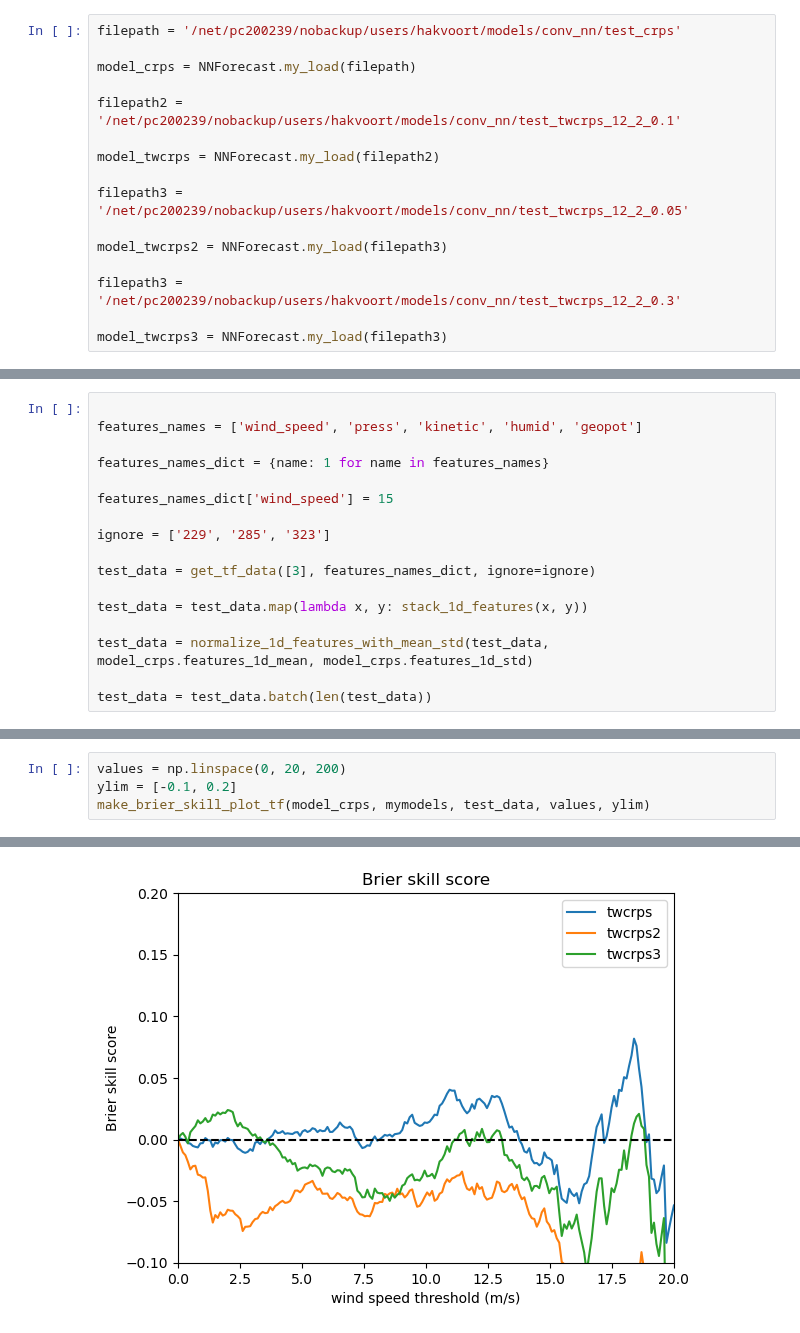
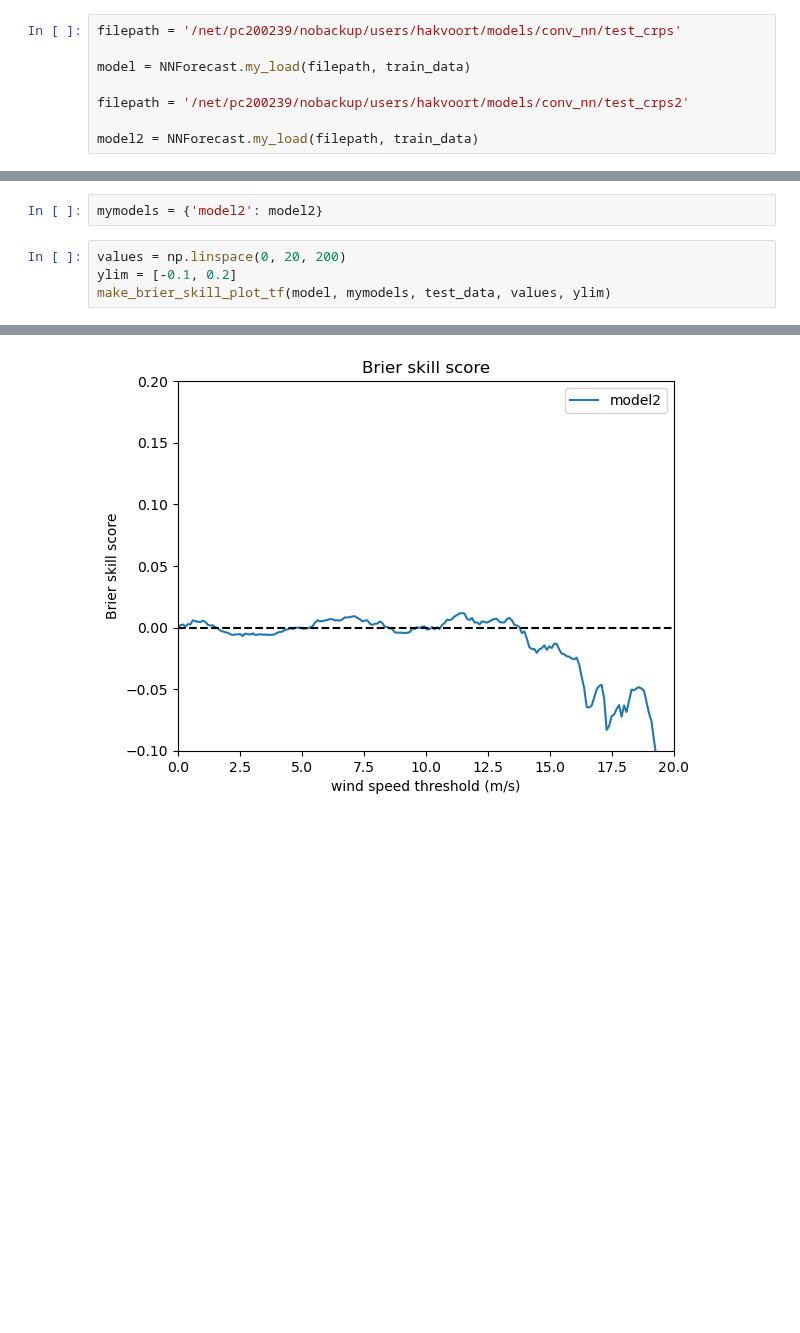
Before and after one commit to SimonHakvoort/thesiscode, a Jupyter notebook: src/nn_results/nn_results.ipynb, the cells around one changed output, grey strips where cells are left out. Drawn from its saved outputs; the diff is of its cells as text; blank space fills up the shorter version.

Commit message:
Fixed cpit diagram for nn, not yet in combination with lr

```diff
--- a/src/nn_results/nn_results.ipynb
+++ b/src/nn_results/nn_results.ipynb
@@ -16,17 +51,9 @@ To enable the following instructions: AVX2 FMA, in other operations, rebuild Ten
 # %%
 filepath = '/net/pc200239/nobackup/users/hakvoort/models/conv_nn/test_crps'
 
-model_crps = NNForecast.my_load(filepath)
+model = NNForecast.my_load(filepath, train_data)
 
-filepath2 = '/net/pc200239/nobackup/users/hakvoort/models/conv_nn/test_twcrps_12_2_0.1'
+filepath = '/net/pc200239/nobackup/users/hakvoort/models/conv_nn/test_crps2'
 
-model_twcrps = NNForecast.my_load(filepath2)
-
-filepath3 = '/net/pc200239/nobackup/users/hakvoort/models/conv_nn/test_twcrps_12_2_0.05'
-
-model_twcrps2 = NNForecast.my_load(filepath3)
-
-filepath3 = '/net/pc200239/nobackup/users/hakvoort/models/conv_nn/test_twcrps_12_2_0.3'
-
-model_twcrps3 = NNForecast.my_load(filepath3)
+model2 = NNForecast.my_load(filepath, train_data)
 # %% [output]
@@ -34,18 +62 @@ ValueError: File format not supported: filepath=/net/pc200239/nobackup/users/hak
-# %%
-
-features_names = ['wind_speed', 'press', 'kinetic', 'humid', 'geopot']
-
-features_names_dict = {name: 1 for name in features_names}
-
-features_names_dict['wind_speed'] = 15
-
-ignore = ['229', '285', '323']
-
-test_data = get_tf_data([3], features_names_dict, ignore=ignore)
-
-test_data = test_data.map(lambda x, y: stack_1d_features(x, y))
-
-test_data = normalize_1d_features_with_mean_std(test_data, model_crps.features_1d_mean, model_crps.features_1d_std)
-
-test_data = test_data.batch(len(test_data))
 # %%
@@ -63,5 +72,7 @@ mymodels = {'twcrps': model_twcrps, 'twcrps2': model_twcrps2, 'twcrps3': model_t
+# %%
+mymodels = {'model2': model2}
 # %%
 values = np.linspace(0, 20, 200)
 ylim = [-0.1, 0.2]
-make_brier_skill_plot_tf(model_crps, mymodels, test_data, values, ylim)
+make_brier_skill_plot_tf(model, mymodels, test_data, values, ylim)
 # %% [output]
@@ -72,2 +83,2 @@ make_brier_skill_plot_tf(model_crps, mymodels, test_data, values, ylim)
-[figure, old version]
+[figure, new version]
 # %%
```
Also changed, not shown: parts of 9 cells of this notebook, 4 other files.
